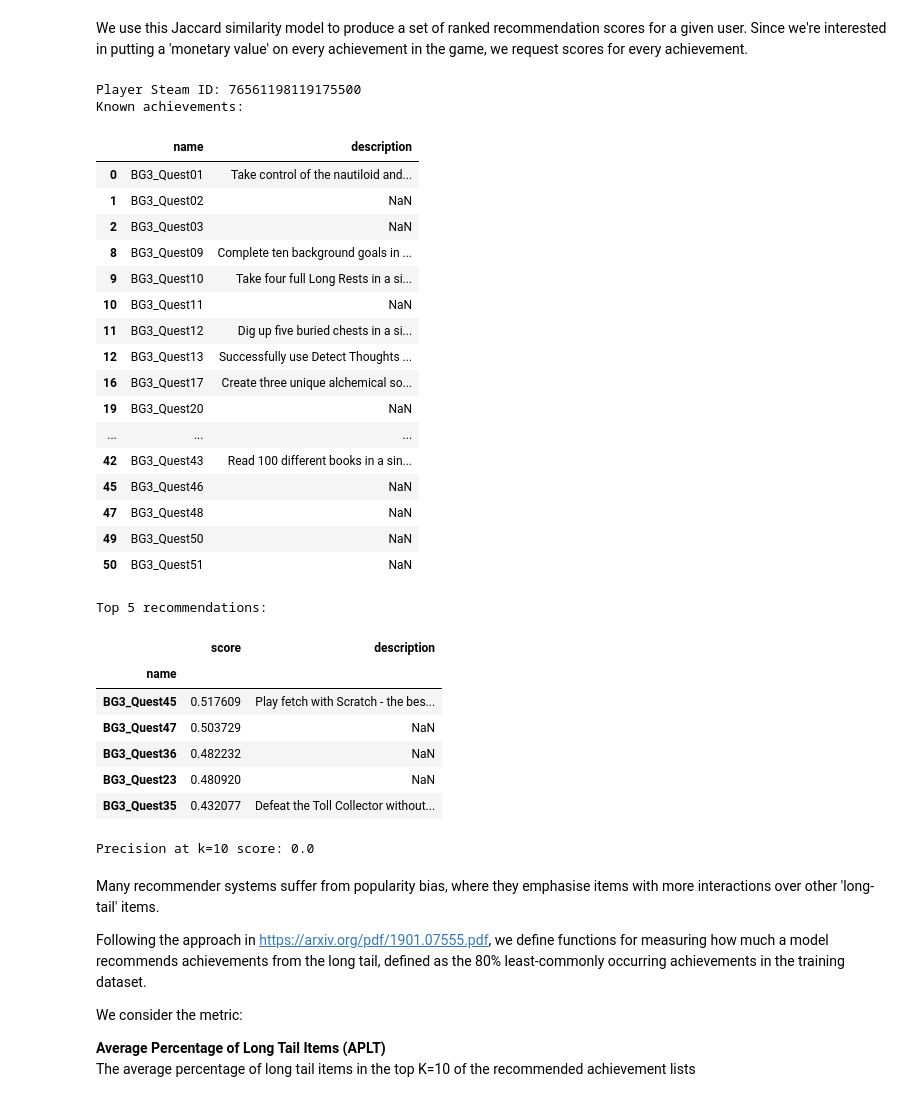
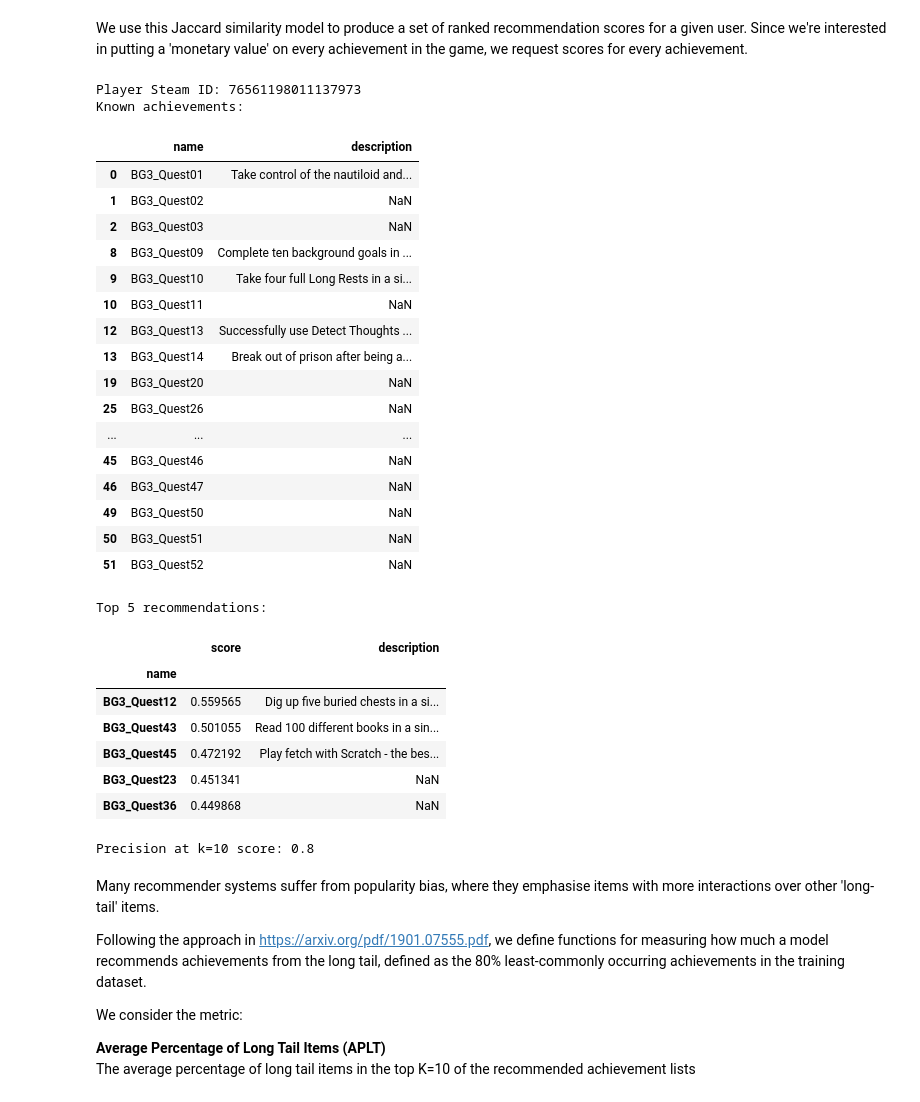
Before and after one commit to richhuwtaylor/recommend-steam-achievements, a Jupyter notebook: recommend_achievements.ipynb, the cells around one changed output. Saved outputs shown, nothing was run; the diff lists cells and outputs as text; code cells hidden in the pictures.

Commit message:
correction to jaccard similarity recommendations

```diff
--- a/recommend_achievements.ipynb
+++ b/recommend_achievements.ipynb
@@ -208,45 +208,45 @@ Precision and recall summary statistics by cutoff
 # %% [markdown]
 We use this Jaccard similarity model to produce a set of ranked recommendation scores for a given user. Since we're interested in putting a 'monetary value' on every achievement in the game, we request scores for every achievement.
 # %%
-player_of_interest = df_players.index[10] # Steam ID of player of interest
+player_of_interest = df_players.index[4] # Steam ID of player of interest
 
 # Retrieve the ranked recommendations for this player (note: we deliberately do not filter known achievements for comparison purposes)
-recommendation_scores = model_jaccard_similarity.recommend(users=[player_of_interest], k=len(df_players.columns))
+recommendation_scores = model_jaccard_similarity.recommend(users=[player_of_interest], k=len(df_players.columns), exclude_known=False)
 scores = pd.Series(recommendation_scores['score'], index=np.array(recommendation_scores['item_id']))
 series_of_interest = df_players.loc[player_of_interest]
 known_achievements = series_of_interest[series_of_interest == 1].index.tolist()
 # Get a list of actual recommendations by removing the already known achievements
 recommended_achievements = scores[~scores.index.isin(known_achievements)]
 display_recommended_achievements(player_of_interest, scores, known_achievements, recommended_achievements)
 # %% [output]
-Player Steam ID: 76561198119175500
+Player Steam ID: 76561198011137973
 Known achievements:
 |  | name | description |
 | 0 | BG3_Quest01 | Take control of the nautiloid and... |
 | 1 | BG3_Quest02 | NaN |
 | 2 | BG3_Quest03 | NaN |
 | 8 | BG3_Quest09 | Complete ten background goals in ... |
 | 9 | BG3_Quest10 | Take four full Long Rests in a si... |
 | 10 | BG3_Quest11 | NaN |
-| 11 | BG3_Quest12 | Dig up five buried chests in a si... |
 | 12 | BG3_Quest13 | Successfully use Detect Thoughts ... |
-| 16 | BG3_Quest17 | Create three unique alchemical so... |
+| 13 | BG3_Quest14 | Break out of prison after being a... |
 | 19 | BG3_Quest20 | NaN |
+| 25 | BG3_Quest26 | NaN |
 | ... | ... | ... |
-| 42 | BG3_Quest43 | Read 100 different books in a sin... |
 | 45 | BG3_Quest46 | NaN |
-| 47 | BG3_Quest48 | NaN |
+| 46 | BG3_Quest47 | NaN |
 | 49 | BG3_Quest50 | NaN |
 | 50 | BG3_Quest51 | NaN |
+| 51 | BG3_Quest52 | NaN |
 Top 5 recommendations:
 |  | score | description |
 | name |  |  |
-| BG3_Quest45 | 0.517609 | Play fetch with Scratch - the bes... |
-| BG3_Quest47 | 0.503729 | NaN |
-| BG3_Quest36 | 0.482232 | NaN |
-| BG3_Quest23 | 0.480920 | NaN |
-| BG3_Quest35 | 0.432077 | Defeat the Toll Collector without... |
+| BG3_Quest12 | 0.559565 | Dig up five buried chests in a si... |
+| BG3_Quest43 | 0.501055 | Read 100 different books in a sin... |
+| BG3_Quest45 | 0.472192 | Play fetch with Scratch - the bes... |
+| BG3_Quest23 | 0.451341 | NaN |
+| BG3_Quest36 | 0.449868 | NaN |
-Precision at k=10 score: 0.0
+Precision at k=10 score: 0.8
 # %%
 # Create a lookup dictionary of steam_ids and achievement apinames for use with Implicit and LightFM
 player_dict = dict(
```
Also changed, not shown: parts of 1 cell of this notebook.
